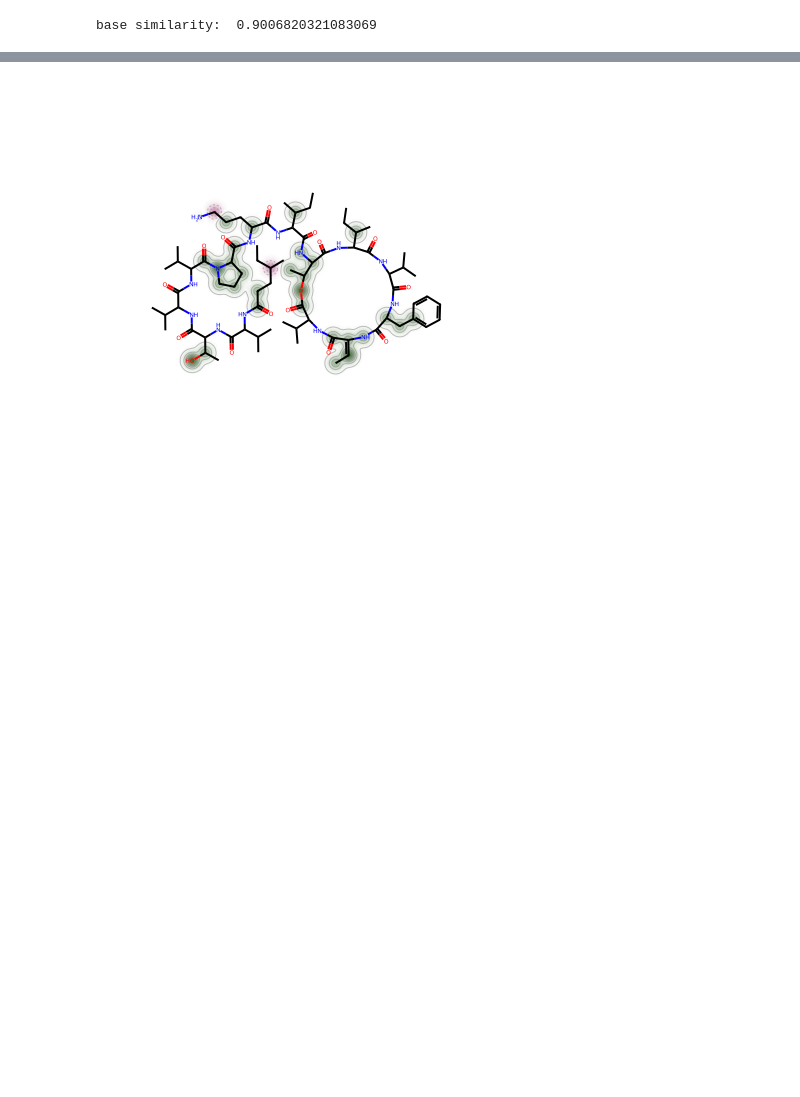
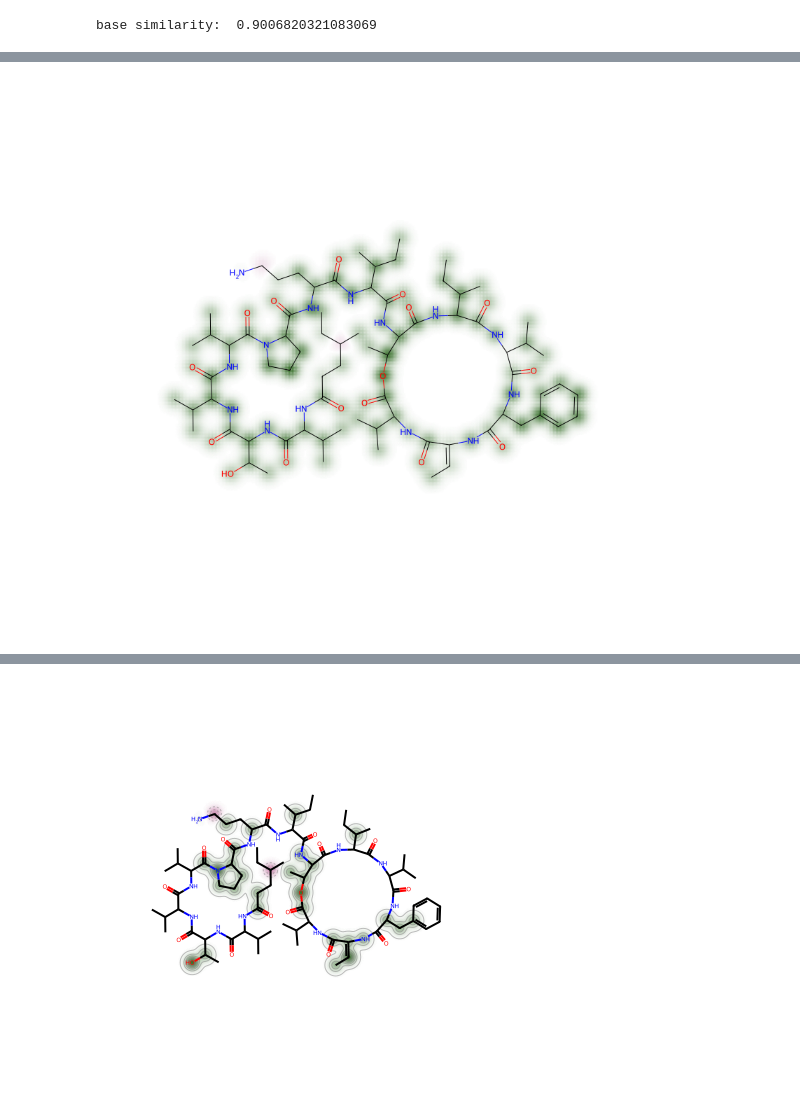
Before and after one commit to xwd0418/Spectre, a Jupyter notebook: inference/similarity_map_dev.ipynb, the cells around one changed output, grey strips where cells are left out. Saved outputs shown, nothing was run; the diff lists cells and outputs as text; code cells hidden in the pictures; blank space fills up the shorter version.

Commit message:
remove contour lines from similar mapping

```diff
--- a/inference/similarity_map_dev.ipynb
+++ b/inference/similarity_map_dev.ipynb
@@ -155 +127,45 @@ setting to 0 (2245273601, 'C', '', 0) True
+# %%
+def show_retrieved_mol_with_highlighted_frags_test(predicted_FP, retrieval_smiles, need_to_clean_H=False, img_size=400, ):
+    '''
+    used in db-specific FP
+    This functions visualizes the retrieved molecule with the predicted fragments highlighted
+    '''
+    def show_png(data):
+
+        bio = io.BytesIO(data)
+        img = Image.open(bio)
+        return img
+    fp_loader = fp_loader_configer.fp_loader
+
+    # retrieval_FP = fp_loader.build_mfp_for_new_SMILES(retrieval_smiles)
+
+    # Step 1: Create molecule and hydrogenated copy
+    retrieval_mol = Chem.MolFromSmiles(retrieval_smiles)
+
+    atom_to_bit_infos,_ = get_bitInfos_for_each_atom_idx(retrieval_smiles)
+
+    retrieval_FP = fp_loader.build_mfp_from_bitInfo(atom_to_bit_infos)
+    baseSimilarity = compute_cos_sim(retrieval_FP, predicted_FP.cpu())
+    # print("base similarity: ", baseSimilarity)
+    weights = [
+        baseSimilarity - compute_cos_sim(predicted_FP.cpu(), fp_loader.build_mfp_from_bitInfo(atom_to_bit_infos, [atomId]))
+        for atomId in range(retrieval_mol.GetNumAtoms())
+    ]
+
+
+    weights, max_weight = SimilarityMaps.GetStandardizedWeights(weights)
+    # Step 5: Draw similarity map on molecule without hydrogens
+    d = Draw.MolDraw2DCairo(img_size, img_size)
+    SimilarityMaps.GetSimilarityMapFromWeights(retrieval_mol, weights, draw2d=d, contourLines=0,   )
+
+    d.FinishDrawing()
+    img = (show_png(d.GetDrawingText()))
+
+    # img.show()
+    return img
+
+
+show_retrieved_mol_with_highlighted_frags_test(predicted_FP = newCompoundB_FP, retrieval_smiles = retrieval_smiles, img_size=800)
+# %% [output]
+[figure, added]
 # %%
```
Also changed, not shown: parts of 7 cells of this notebook, 10 other files.
